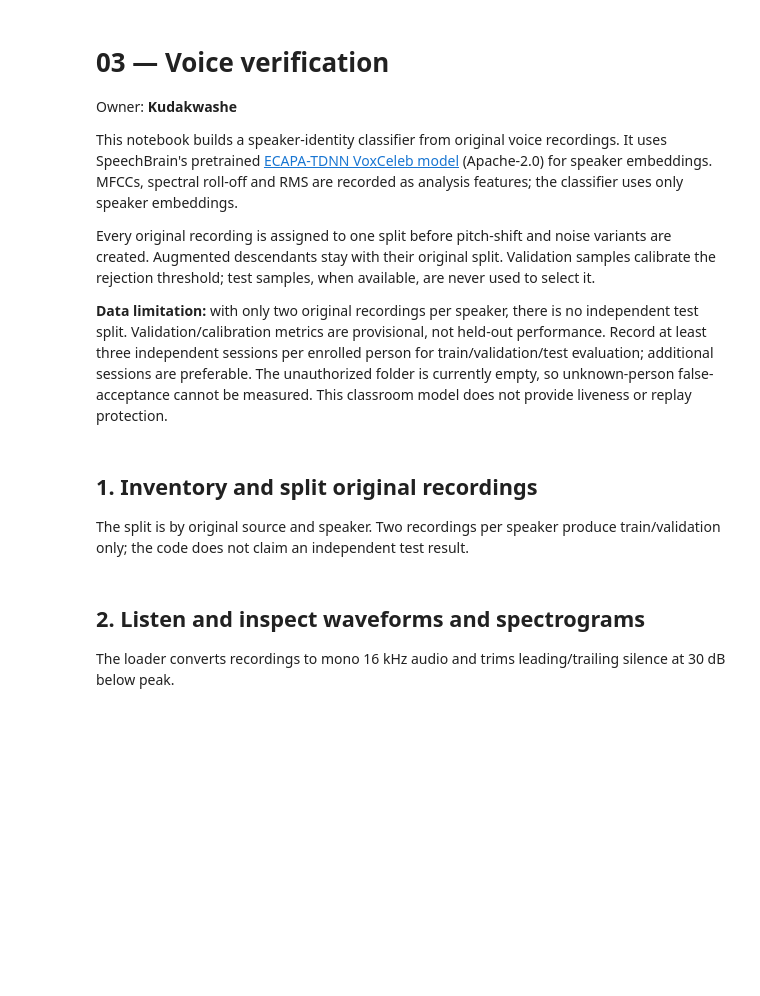
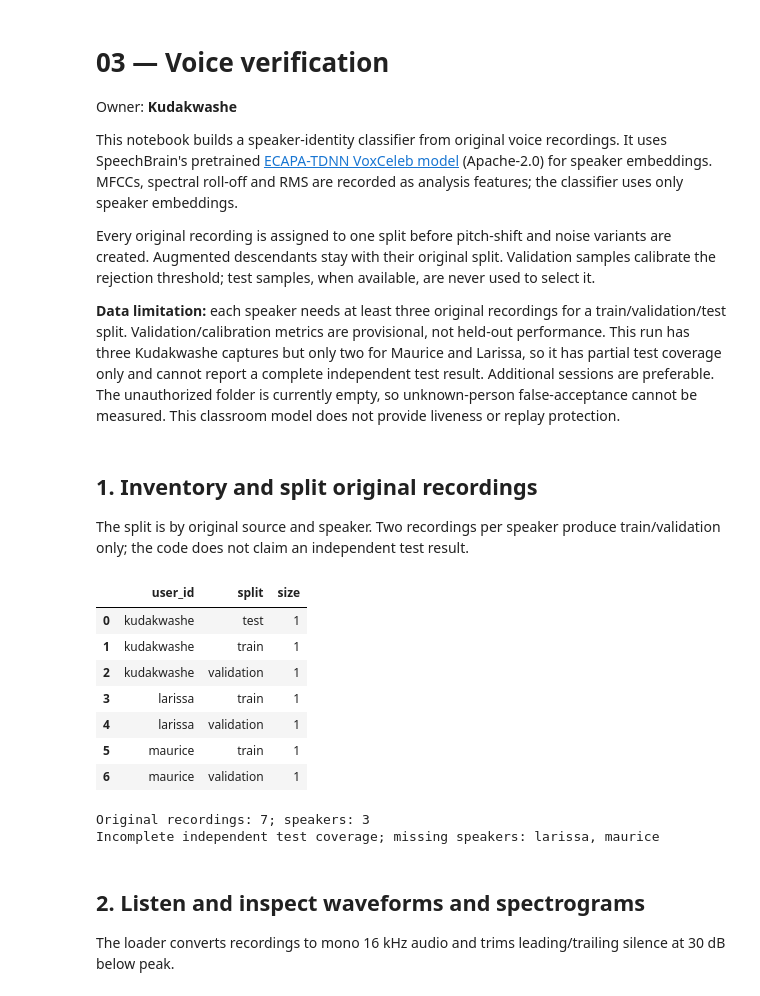
Before and after one commit to N-Maurice/multimodal_authentication_preprocessing, a Jupyter notebook: notebooks/03_voice_verification.ipynb, the cells around one changed output. Saved outputs shown, nothing was run; the diff lists cells and outputs as text; code cells hidden in the pictures; blank space fills up the shorter version.

```diff
--- a/notebooks/03_voice_verification.ipynb
+++ b/notebooks/03_voice_verification.ipynb
@@ -7,7 +7,7 @@ This notebook builds a speaker-identity classifier from original voice recording
 
 Every original recording is assigned to one split before pitch-shift and noise variants are created. Augmented descendants stay with their original split. Validation samples calibrate the rejection threshold; test samples, when available, are never used to select it.
 
-**Data limitation:** with only two original recordings per speaker, there is no independent test split. Validation/calibration metrics are provisional, not held-out performance. Record at least three independent sessions per enrolled person for train/validation/test evaluation; additional sessions are preferable. The unauthorized folder is currently empty, so unknown-person false-acceptance cannot be measured. This classroom model does not provide liveness or replay protection.
+**Data limitation:** each speaker needs at least three original recordings for a train/validation/test split. Validation/calibration metrics are provisional, not held-out performance. This run has three Kudakwashe captures but only two for Maurice and Larissa, so it has partial test coverage only and cannot report a complete independent test result. Additional sessions are preferable. The unauthorized folder is currently empty, so unknown-person false-acceptance cannot be measured. This classroom model does not provide liveness or replay protection.
 # %%
 from pathlib import Path
 import sys
@@ -42,11 +43,24 @@ The split is by original source and speaker. Two recordings per speaker produce
 # %%
 recordings = discover_recordings(DATA / "raw" / "audio")
 split_recordings = split_original_recordings(recordings, random_state=42)
 inventory = pd.DataFrame(split_recordings)
 display(inventory.groupby(["user_id", "split"], as_index=False).size())
 print(f"Original recordings: {len(recordings)}; speakers: {inventory['user_id'].nunique()}")
-if not (inventory["split"] == "test").any():
-    print("No independent test split: each speaker currently has only two original recordings.")
+test_speakers = set(inventory.loc[inventory["split"] == "test", "user_id"])
+missing_test_speakers = sorted(set(inventory["user_id"]) - test_speakers)
+if missing_test_speakers:
+    print(f"Incomplete independent test coverage; missing speakers: {', '.join(missing_test_speakers)}")
+# %% [output]
+|  | user_id | split | size |
+| 0 | kudakwashe | test | 1 |
+| 1 | kudakwashe | train | 1 |
+| 2 | kudakwashe | validation | 1 |
+| 3 | larissa | train | 1 |
+| 4 | larissa | validation | 1 |
+| 5 | maurice | train | 1 |
+| 6 | maurice | validation | 1 |
+Original recordings: 7; speakers: 3
+Incomplete independent test coverage; missing speakers: larissa, maurice
 # %% [markdown]
 ## 2. Listen and inspect waveforms and spectrograms
 
```
Also changed, not shown: parts of 5 cells of this notebook, 8 other files.
